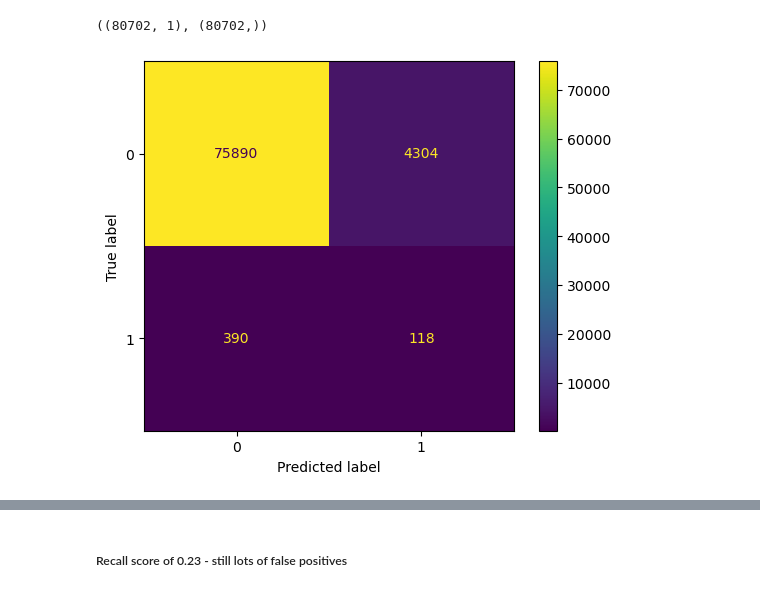
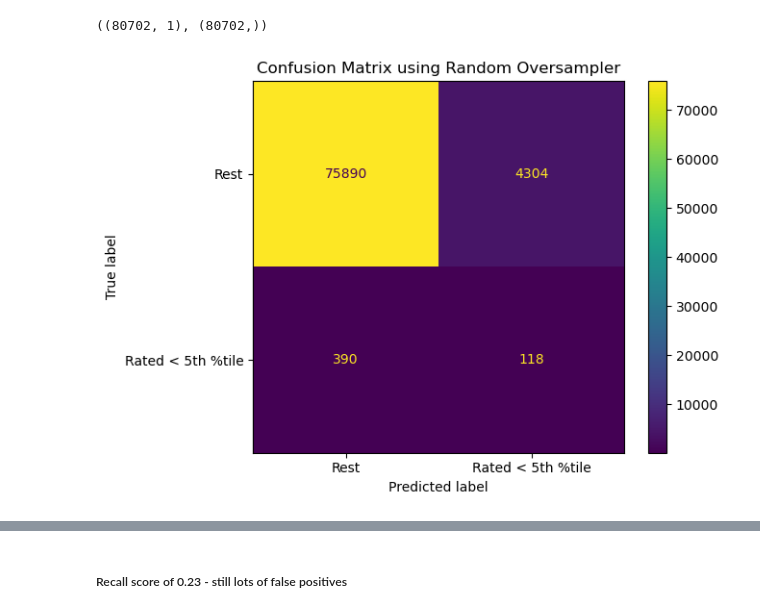
Before and after one commit to DKaneData/GA-AirBnB-Capstone, a Jupyter notebook: code/07_Oversample_Model.ipynb, the cells around one changed output, grey strips where cells are left out. Drawn from its saved outputs; the diff is of its cells as text; code cells hidden in the pictures.

```diff
--- a/code/07_Oversample_Model.ipynb
+++ b/code/07_Oversample_Model.ipynb
@@ -409,6 +409,13 @@ X_test.shape, y_test.shape
 # %% [output]
 ((80702, 1), (80702,))
 # %%
-ConfusionMatrixDisplay.from_estimator(gs, X_test['comments_clean'], y_test);
+ConfusionMatrixDisplay.from_estimator(gs, X_test['comments_clean'], y_test,
+                                     display_labels = ['Rest', 'Rated < 5th %tile'])
+
+plt.title('Confusion Matrix using Random Oversampler')
+
+plt.tight_layout()
+
+plt.savefig('../images/07_oversample_confusion_matrix.png', dpi = 192);
 # %% [output]
-[figure, old version]
+[figure, new version]
```
Also changed, not shown: parts of 4 cells of this notebook, 17 other files.
